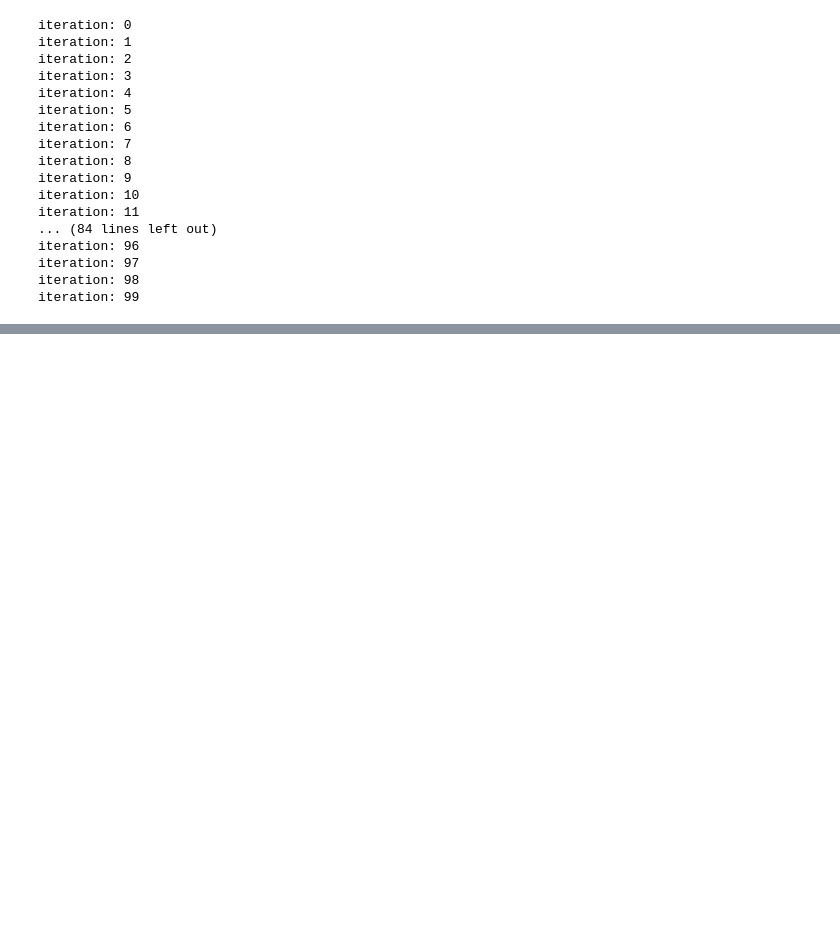
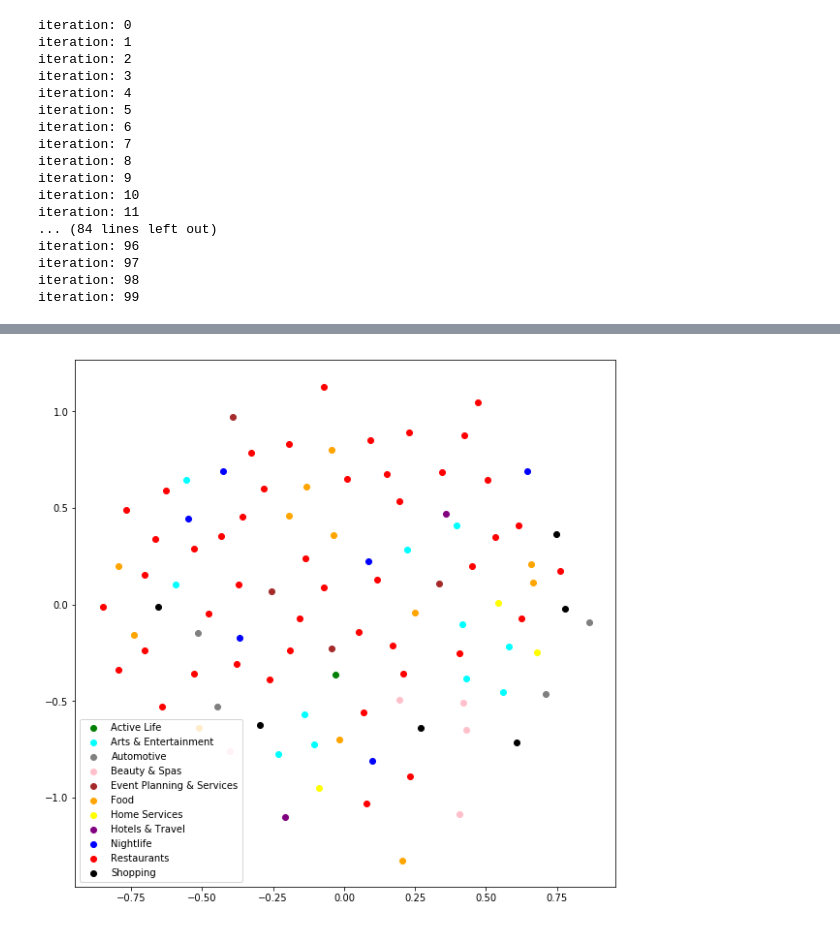
Before and after one commit to curkovical/muProjekat, a Jupyter notebook: rad.ipynb, the cells around one changed output, grey strips where cells are left out. Saved outputs shown, nothing was run; the diff lists cells and outputs as text; code cells hidden in the pictures; blank space fills up the shorter version.

```diff
--- a/rad.ipynb
+++ b/rad.ipynb
@@ -210,0 +223,8 @@ for name, group in grouped:
+# %%
+with open("yelpCategories.json", "r") as read_file:
+    yelpCategories = json.load(read_file)
+# %%
+topCategories = []
+for category in yelpCategories:
+    if len(category['parents']) == 0:
+        topCategories.append(category['title'])
@@ -210,0 +251,19 @@ for name, group in grouped:
+# %%
+scaledDf['category'] = 'none'
+i = 0
+for catColumn in businessDf['categories']:
+    for cat in catColumn.split(','):
+        cat = cat.strip()
+        if cat in topCategories:
+            scaledDf.iloc[i, scaledDf.columns.get_loc('category')] = cat
+    i += 1
+# %%
+scaledGrouped = scaledDf.groupby('category')
+colorDict = dict([('Restaurants', 'red'), ('Nightlife', 'blue'), ('Food', 'orange'), ('Active Life', 'green'), ('Arts & Entertainment', 'aqua'), ('Automotive', 'gray'), ('Beauty & Spas', 'pink'), ('Event Planning & Services', 'brown'), ('Home Services', 'yellow'), ('Hotels & Travel', 'purple'), ('Shopping', 'black')])
+# %%
+plt.figure(figsize=(10, 10))
+for name, group in scaledGrouped:
+    plt.scatter(group[0], group[1], color = colorDict[name], label = name)
+    plt.legend(loc = 'best')
+# %% [output]
+[figure, added]
```
Also changed, not shown: parts of 5 cells of this notebook.
